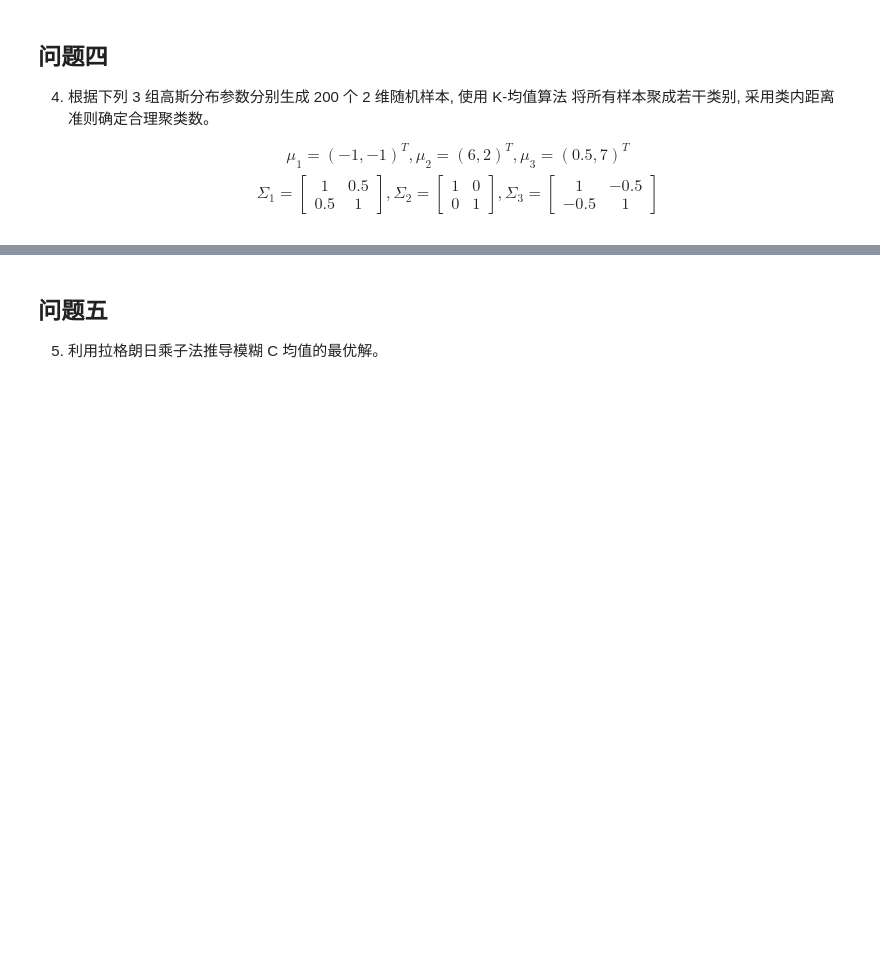
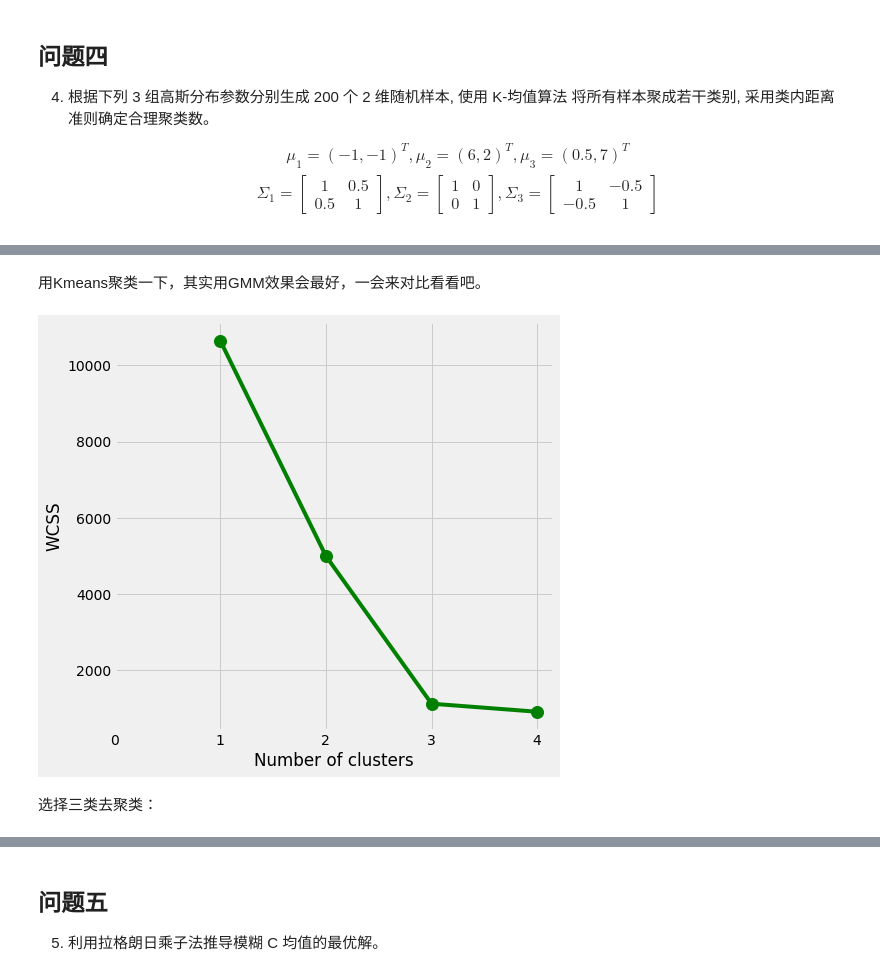
Before and after one commit to XuRui314/MIT_6.036_homework_zxr, a Jupyter notebook: 模式识别作业一.ipynb, the cells around one changed output, grey strips where cells are left out. Saved outputs shown, nothing was run; the diff lists cells and outputs as text; code cells hidden in the pictures; blank space fills up the shorter version.

```diff
--- a/模式识别作业一.ipynb
+++ b/模式识别作业一.ipynb
@@ -380,3 +382,7 @@ data2 = pd.DataFrame(data=data2, columns = ['x','y'])
 N, mean, cov = 200, np.array([0.5,7]), np.array([[1,-0.5],[-0.5,1]])
 data3 = np.random.multivariate_normal(mean, cov, N)
 data3 = pd.DataFrame(data=data3, columns = ['x','y'])
+
+data_all = pd.concat([data1,data2,data3], axis = 0)
+data_all.index = np.arange(0,600)
+data_all['type'] = [0] * 200 + [1] * 200 + [2] * 200
@@ -396,0 +403,25 @@ sns.kdeplot(data3['x'],data3['y'],cmap = 'Reds',
+# %% [markdown]
+用Kmeans聚类一下，其实用GMM效果会最好，一会来对比看看吧。
+# %%
+# 先打乱样本点
+from sklearn.utils import shuffle
+data_all_shuffled = shuffle(data_all)
+data = data_all_shuffled[['x','y']].values
+# %%
+# find the optimal number of clusters using elbow method
+from sklearn.cluster import KMeans
+WCSS = []
+for i in range(1,5):
+    model = KMeans(n_clusters = i,init = 'k-means++')
+    model.fit(data)
+    WCSS.append(model.inertia_)
+fig = plt.figure(figsize = (7,7))
+plt.plot(range(1,5),WCSS, linewidth=4, markersize=12,marker='o',color = 'green')
+plt.xticks(np.arange(5))
+plt.xlabel("Number of clusters")
+plt.ylabel("WCSS")
+plt.show()
+# %% [output]
+[figure, added]
+# %% [markdown]
+选择三类去聚类：
```
Also changed, not shown: parts of 9 cells of this notebook.
